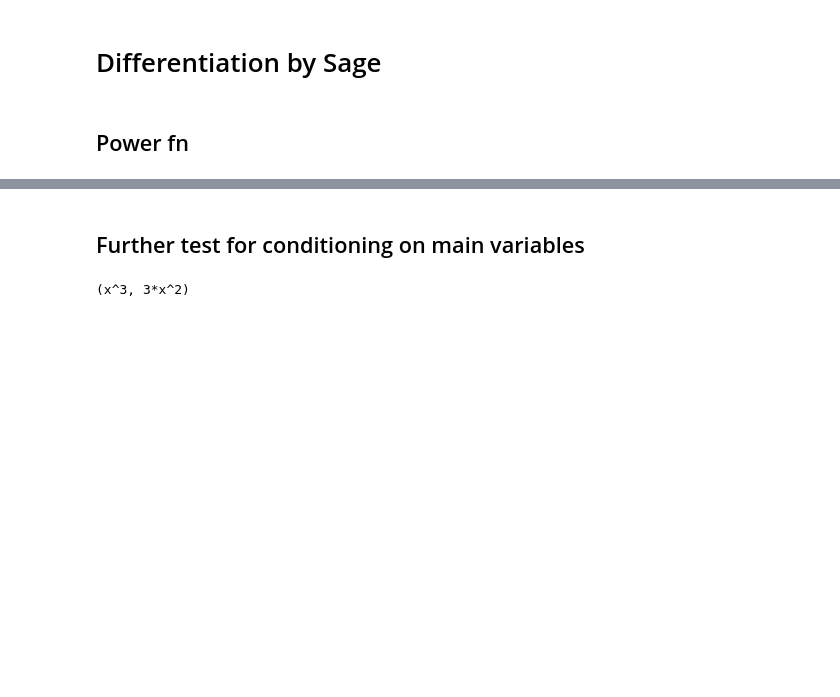
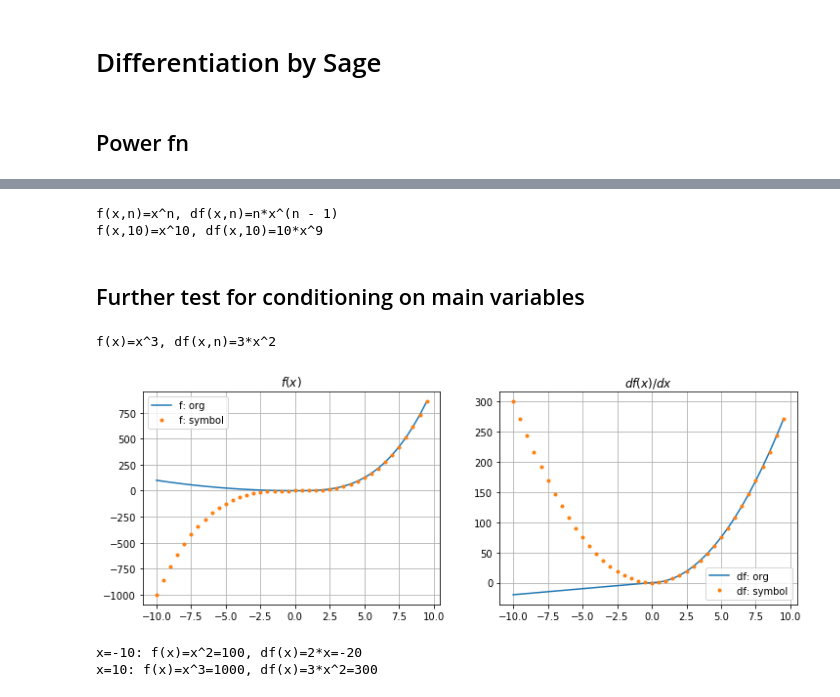
Before and after one commit to jskDr/keraspp_2021, a Jupyter notebook: all_repository/differentiable_programming/julia_dp/tf2_2-sage.ipynb, the cells around one changed output, grey strips where cells are left out. Drawn from its saved outputs; the diff is of its cells as text; code cells hidden in the pictures; blank space fills up the shorter version.

```diff
--- a/all_repository/differentiable_programming/julia_dp/tf2_2-sage.ipynb
+++ b/all_repository/differentiable_programming/julia_dp/tf2_2-sage.ipynb
@@ -23,3 +45,16 @@ f(x,10), diff(f(x,10),x)
+# %%
+def f(x,n):
+    k = var('k')
+    m = sum(1,k,1,n)
+    return x^m
+
+x, n = var('x n')
+df(x,n) = diff(f(x,n),x)
+print(f'f(x,n)={f(x,n)}, df(x,n)={df(x,n)}')
+print(f'f(x,10)={f(x,10)}, df(x,10)={df(x,10)}')
+# %% [output]
+f(x,n)=x^n, df(x,n)=n*x^(n - 1)
+f(x,10)=x^10, df(x,10)=10*x^9
 # %% [markdown]
 ## Further test for conditioning on main variables
 # %%
@@ -30,8 +65,13 @@ def f(x):
         return x^3
 
 x = var('x')
-f_sym = f(x)
-df_sym = diff(f(x),x)
-f_sym, df_sym
+df(x) = diff(f(x),x)
+print(f'f(x)={f(x)}, df(x,n)={df(x)}')
 # %% [output]
-(x^3, 3*x^2)
+f(x)=x^3, df(x,n)=3*x^2
+# %%
+def df_true(x):
+    if x < 0:
+        return 2*x
+    else:
+        return 3*x^2
@@ -37,0 +81,40 @@ f_sym, df_sym
+# %%
+def plot(f, df, df_true, x_a = np.arange(-10, 10, 0.5)):
+    y_fn = np.array([f(x_each) for x_each in x_a])
+    y_sym = np.array([f(x)(x=x_each) for x_each in x_a])
+    dy_fn = np.array([df_true(x_each) for x_each in x_a])
+    dy_sym = np.array([df(x)(x=x_each) for x_each in x_a])
+
+    plt.figure(figsize=(12,4))
+    plt.subplot(1,2,1)
+    plt.plot(x_a, y_fn, label='f: org')
+    plt.plot(x_a, y_sym, '.', label='f: symbol')
+    plt.grid()
+    plt.legend(loc=0)
+    plt.title(r'$f(x)$')
+
+    plt.subplot(1,2,2)
+    plt.plot(x_a, dy_fn, label='df: org')
+    plt.plot(x_a, dy_sym, '.', label='df: symbol')
+    plt.grid()
+    plt.legend(loc=0)
+    plt.title(r'$df(x)/dx$')
+
+plot(f, df, df_true)
+# %% [output]
+[figure, added]
+# %%
+def f(x,x_c):
+    if x_c < 0:
+        return x^2
+    else:
+        return x^3
+
+x = var('x')
+df(x) = diff(f(x,-10),x)
+print(f'x=-10: f(x)={f(x,-10)}={f(-10,-10)}, df(x)={df(x)}={df(-10)}')
+df(x) = diff(f(x,10),x)
+print(f'x=10: f(x)={f(x,10)}={f(10,10)}, df(x)={df(x)}={df(10)}')
+# %% [output]
+x=-10: f(x)=x^2=100, df(x)=2*x=-20
+x=10: f(x)=x^3=1000, df(x)=3*x^2=300
```
Also changed, not shown: parts of 17 cells of this notebook.
